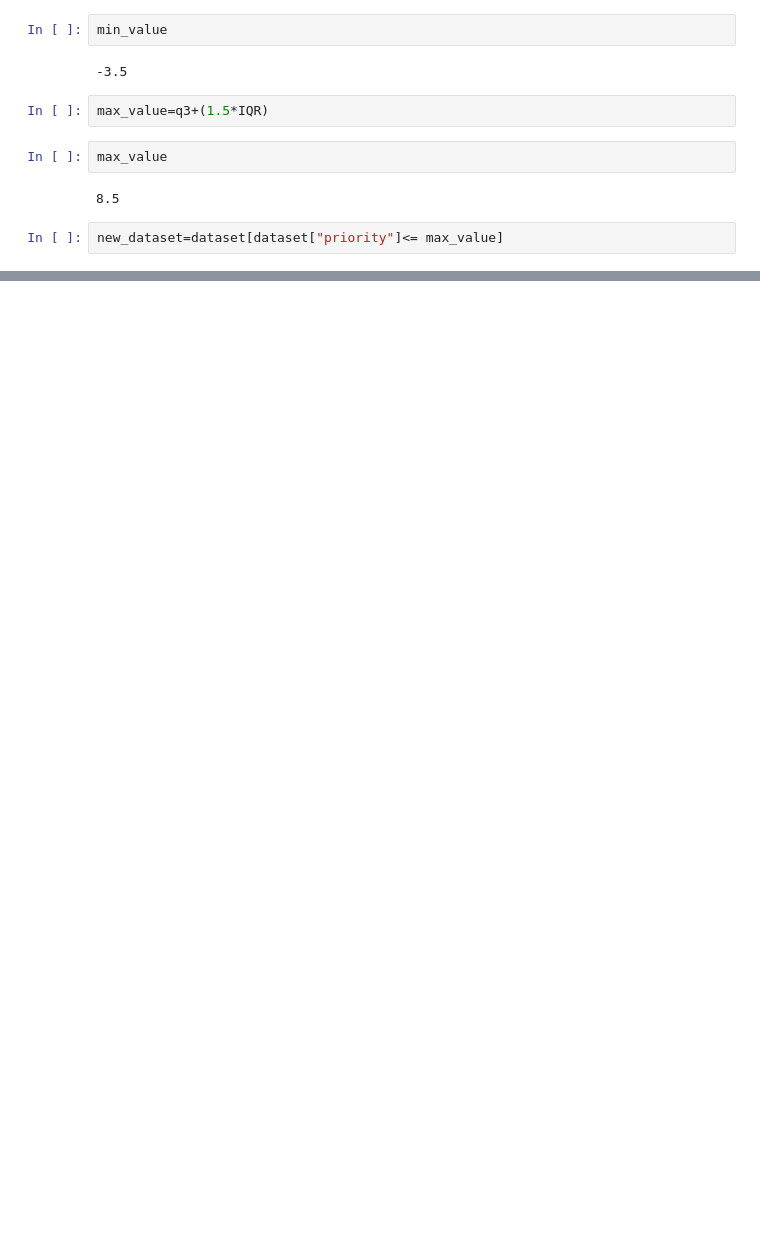
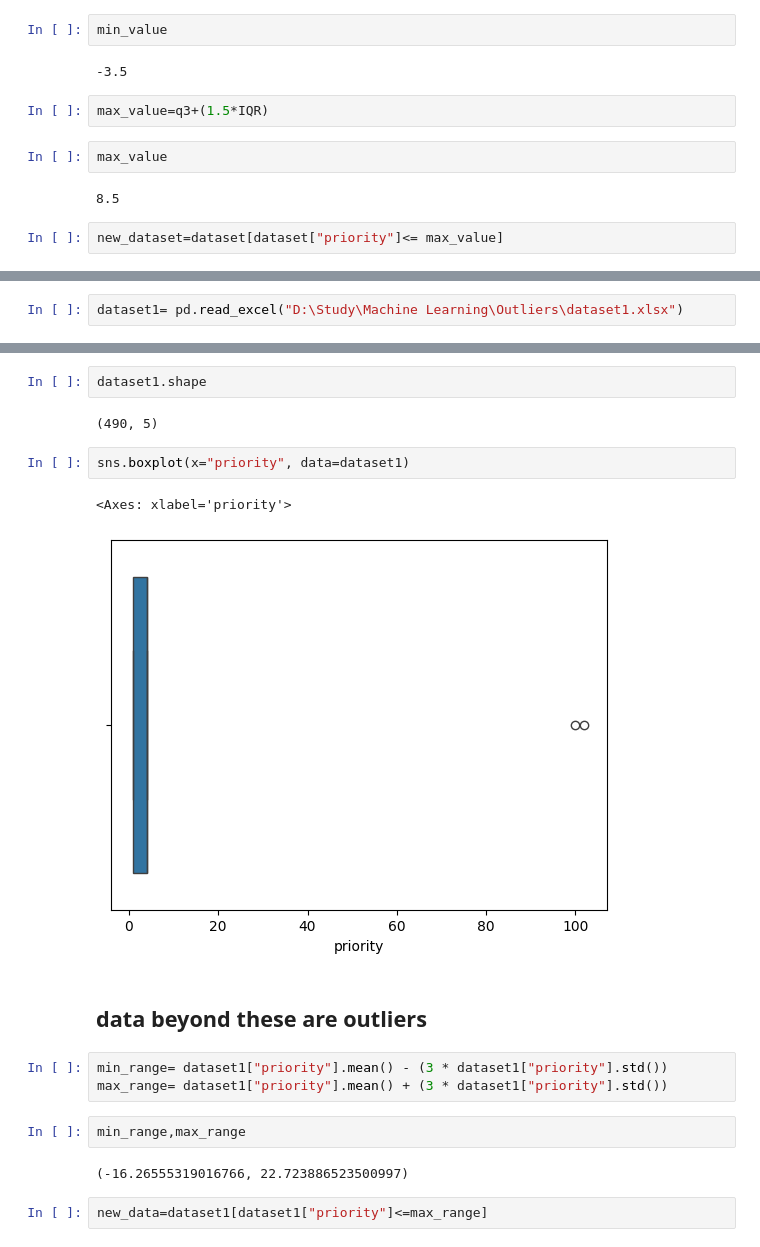
Before and after one commit to Javaria-Shabbir24/OutliersDetectionAndRemoval-MachineLearning, a Jupyter notebook: Outliers.ipynb, the cells around one changed output, grey strips where cells are left out. Saved outputs shown, nothing was run; the diff lists cells and outputs as text; blank space fills up the shorter version.

```diff
--- a/Outliers.ipynb
+++ b/Outliers.ipynb
@@ -91,0 +99,2 @@ new_dataset=dataset[dataset["priority"]<= max_value]
+# %%
+dataset1= pd.read_excel("D:\Study\Machine Learning\Outliers\dataset1.xlsx")
@@ -91,0 +129,20 @@ new_dataset=dataset[dataset["priority"]<= max_value]
+# %%
+dataset1.shape
+# %% [output]
+(490, 5)
+# %%
+sns.boxplot(x="priority", data=dataset1)
+# %% [output]
+<Axes: xlabel='priority'>
+[figure, added]
+# %% [markdown]
+## data beyond these are outliers
+# %%
+min_range= dataset1["priority"].mean() - (3 * dataset1["priority"].std())
+max_range= dataset1["priority"].mean() + (3 * dataset1["priority"].std())
+# %%
+min_range,max_range
+# %% [output]
+(-16.26555319016766, 22.723886523500997)
+# %%
+new_data=dataset1[dataset1["priority"]<=max_range]
```
Also changed, not shown: parts of 11 cells of this notebook.
